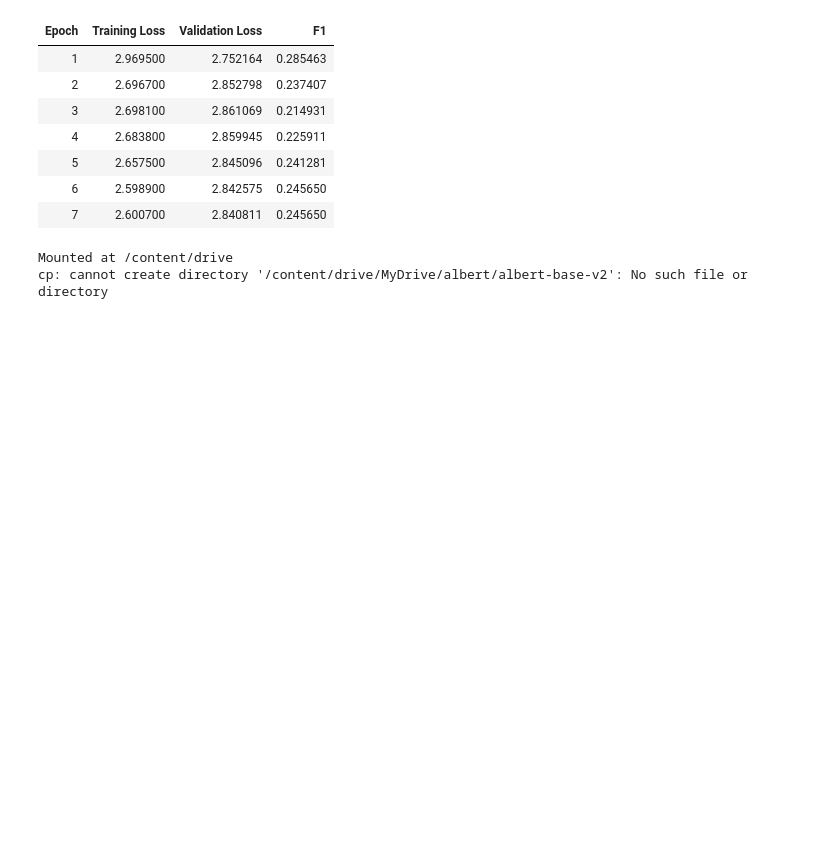
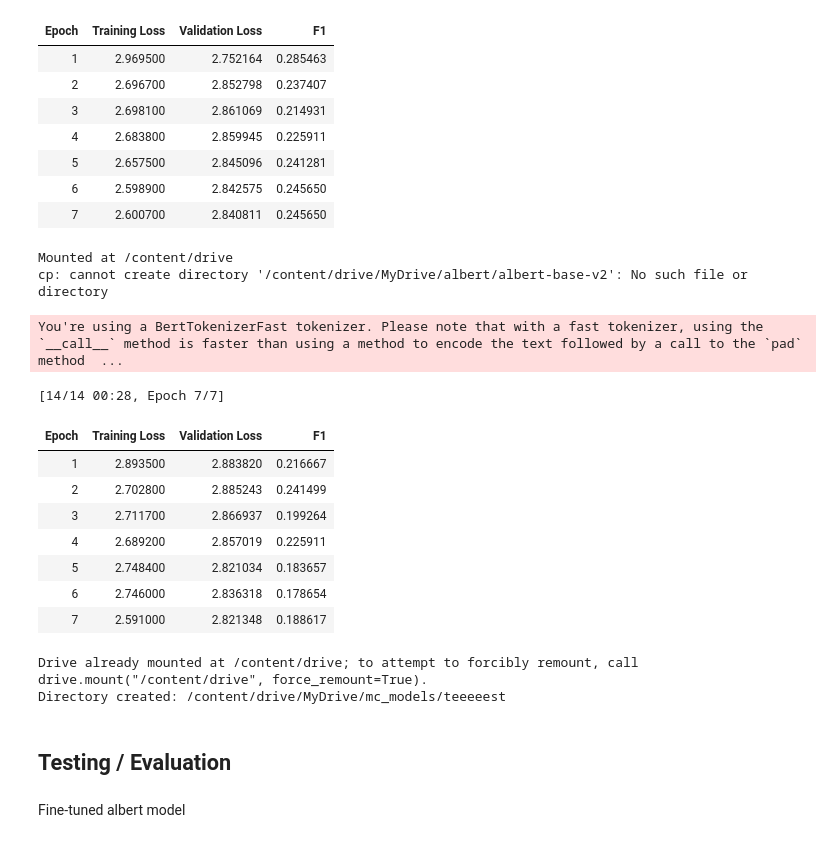
Before and after one commit to alexk2206/tds_capstone, a Jupyter notebook: Productive.ipynb, the cells around one changed output. Drawn from its saved outputs; the diff is of its cells as text; code cells hidden in the pictures; blank space fills up the shorter version.

```diff
--- a/Productive.ipynb
+++ b/Productive.ipynb
@@ -838,3 +866,24 @@ You're using a AlbertTokenizerFast tokenizer. Please note that with a fast token
 | 7 | 2.600700 | 2.840811 | 0.245650 |
 Mounted at /content/drive
 cp: cannot create directory '/content/drive/MyDrive/albert/albert-base-v2': No such file or directory
+# %%
+model_name = "albert/albert-base-v2"
+albert_model = AutoModelForMultipleChoice.from_pretrained(model_name)
+tokenizer = AutoTokenizer.from_pretrained(model_name)
+# %%
+fine_tune_model(sample_mc_qa_dataset, tokenizer, albert_model, 7, "teeeeest")
+# %% [output]
+You're using a BertTokenizerFast tokenizer. Please note that with a fast tokenizer, using the `__call__` method is faster than using a method to encode the text followed by a call to the `pad` method  ...
+[14/14 00:28, Epoch 7/7]
+| Epoch | Training Loss | Validation Loss | F1 |
+| 1 | 2.893500 | 2.883820 | 0.216667 |
+| 2 | 2.702800 | 2.885243 | 0.241499 |
+| 3 | 2.711700 | 2.866937 | 0.199264 |
+| 4 | 2.689200 | 2.857019 | 0.225911 |
+| 5 | 2.748400 | 2.821034 | 0.183657 |
+| 6 | 2.746000 | 2.836318 | 0.178654 |
+| 7 | 2.591000 | 2.821348 | 0.188617 |
+Drive already mounted at /content/drive; to attempt to forcibly remount, call drive.mount("/content/drive", force_remount=True).
+Directory created: /content/drive/MyDrive/mc_models/teeeeest
+# %% [markdown]
+## Testing / Evaluation
@@ -840,0 +906,2 @@ cp: cannot create directory '/content/drive/MyDrive/albert/albert-base-v2': No s
+# %% [markdown]
+Fine-tuned albert model
```
Also changed, not shown: parts of 61 cells of this notebook.
